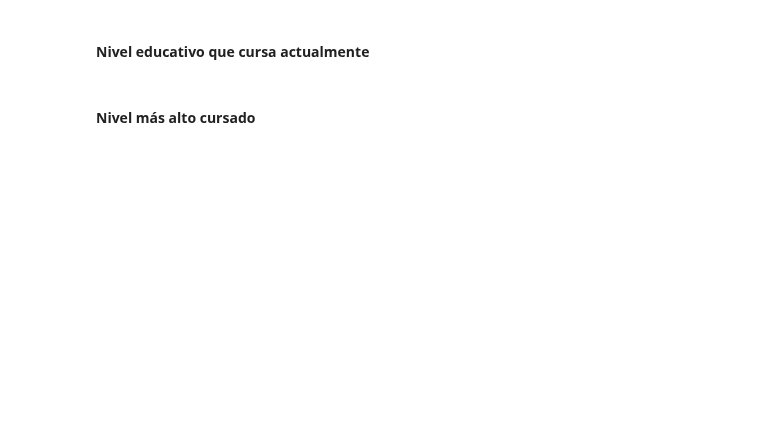
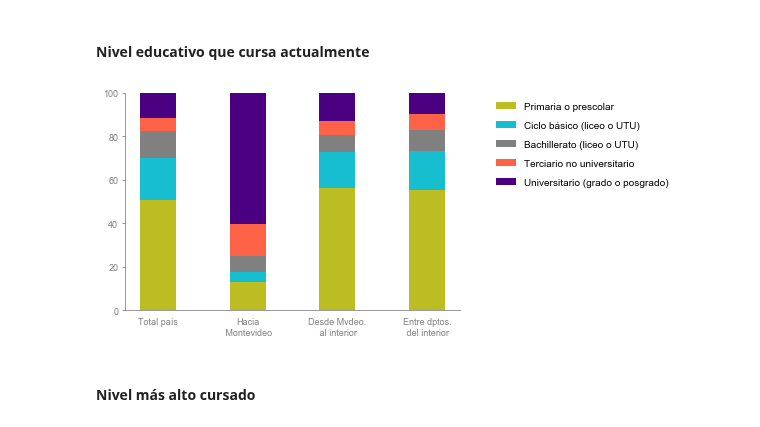
Before and after one commit to guillermodangelo/tesis, a Jupyter notebook: 02-eda_graficas.ipynb, the cells around one changed output. Drawn from its saved outputs; the diff is of its cells as text; code cells hidden in the pictures; blank space fills up the shorter version.

```diff
--- a/02-eda_graficas.ipynb
+++ b/02-eda_graficas.ipynb
@@ -541,34 +551,37 @@ colors = 'tab:olive', 'tab:cyan', 'grey', 'tomato','indigo'
 # pairwise sum para completar los "bottom"
 _bottoms = get_bottoms(edunivel_list)
 
 # grafica
 p = [plt.bar(ind, edunivel_list[i], width=bars_width, color=colors[i], bottom=_bottoms[i]) for i in range(5)]
 
 format_spines(color_spines)
 
 # labels
 plt.xticks(ind, labels_extended)
 
 _labels = ['Primaria o prescolar',
            'Ciclo básico (liceo o UTU)',
            'Bachillerato (liceo o UTU)',
            'Terciario no universitario',
            'Universitario (grado o posgrado)']
 
 # oculta ticks
 format_ticks(labels_extended, color_spines)
 
 # leyenda
 plt.legend((p[0], p[1], p[2], p[3], p[4]),
            _labels,
            bbox_to_anchor=(1.65, 1),
            loc='upper right',
            frameon=False,
-           labelspacing=1)
+           labelspacing=1,
+           prop=font_legend)
 
 save_chart('eda_008_nivel_educativo_actual.pdf')
 
 plt.show()
+# %% [output]
+[figure, added]
 # %% [markdown]
 #### **Nivel más alto cursado**
 # %%
```
Also changed, not shown: parts of 9 cells of this notebook, 9 other files.
